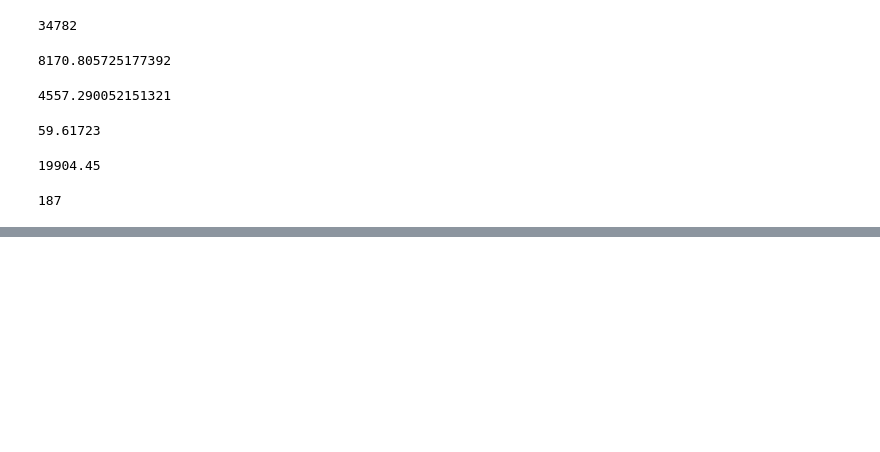
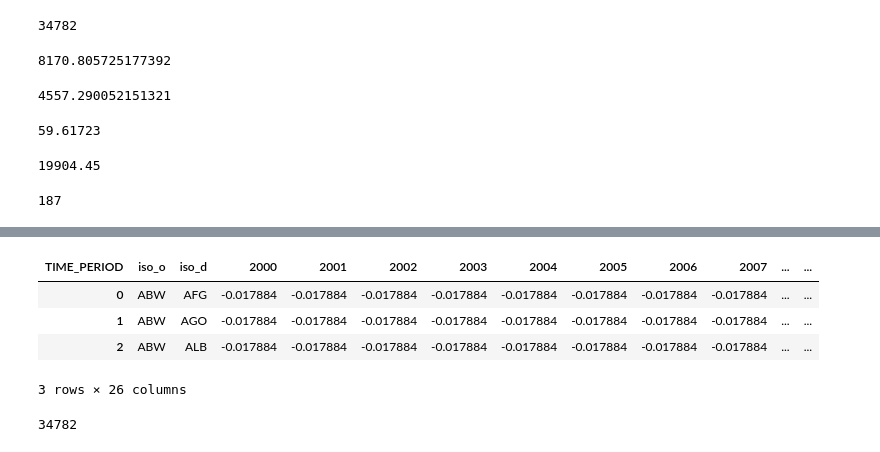
Before and after one commit to TAD600/Global_Cultural_Trade_Network, a Jupyter notebook: 02_eda/05_data_pruning_&_summary_statistics.ipynb, the cells around one changed output, grey strips where cells are left out. Drawn from its saved outputs; the diff is of its cells as text; code cells hidden in the pictures; blank space fills up the shorter version.

```diff
--- a/02_eda/05_data_pruning_&_summary_statistics.ipynb
+++ b/02_eda/05_data_pruning_&_summary_statistics.ipynb
@@ -802,0 +834,12 @@ attribute2000_2023.to_csv("../data/cleaned/attributes2000_2023.csv", encoding =
+# %%
+res_u.head(3)
+# %% [output]
+| TIME_PERIOD | iso_o | iso_d | 2000 | 2001 | 2002 | 2003 | 2004 | 2005 | 2006 | 2007 | ... | ... |
+| 0 | ABW | AFG | -0.017884 | -0.017884 | -0.017884 | -0.017884 | -0.017884 | -0.017884 | -0.017884 | -0.017884 | ... | ... |
+| 1 | ABW | AGO | -0.017884 | -0.017884 | -0.017884 | -0.017884 | -0.017884 | -0.017884 | -0.017884 | -0.017884 | ... | ... |
+| 2 | ABW | ALB | -0.017884 | -0.017884 | -0.017884 | -0.017884 | -0.017884 | -0.017884 | -0.017884 | -0.017884 | ... | ... |
+3 rows × 26 columns
+# %%
+res_u.shape[0]
+# %% [output]
+34782
```
Also changed, not shown: parts of 15 cells of this notebook, 26 other files.
